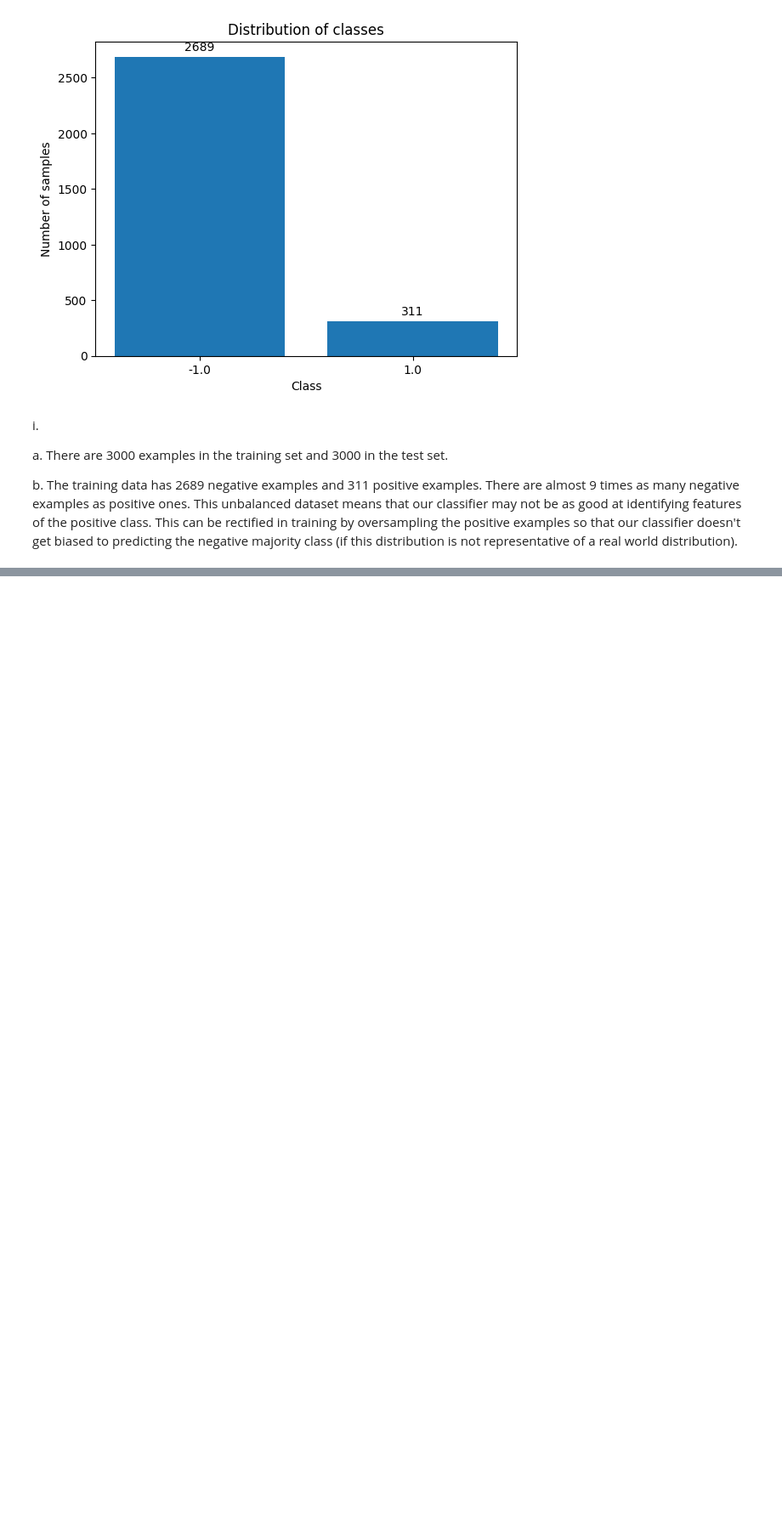
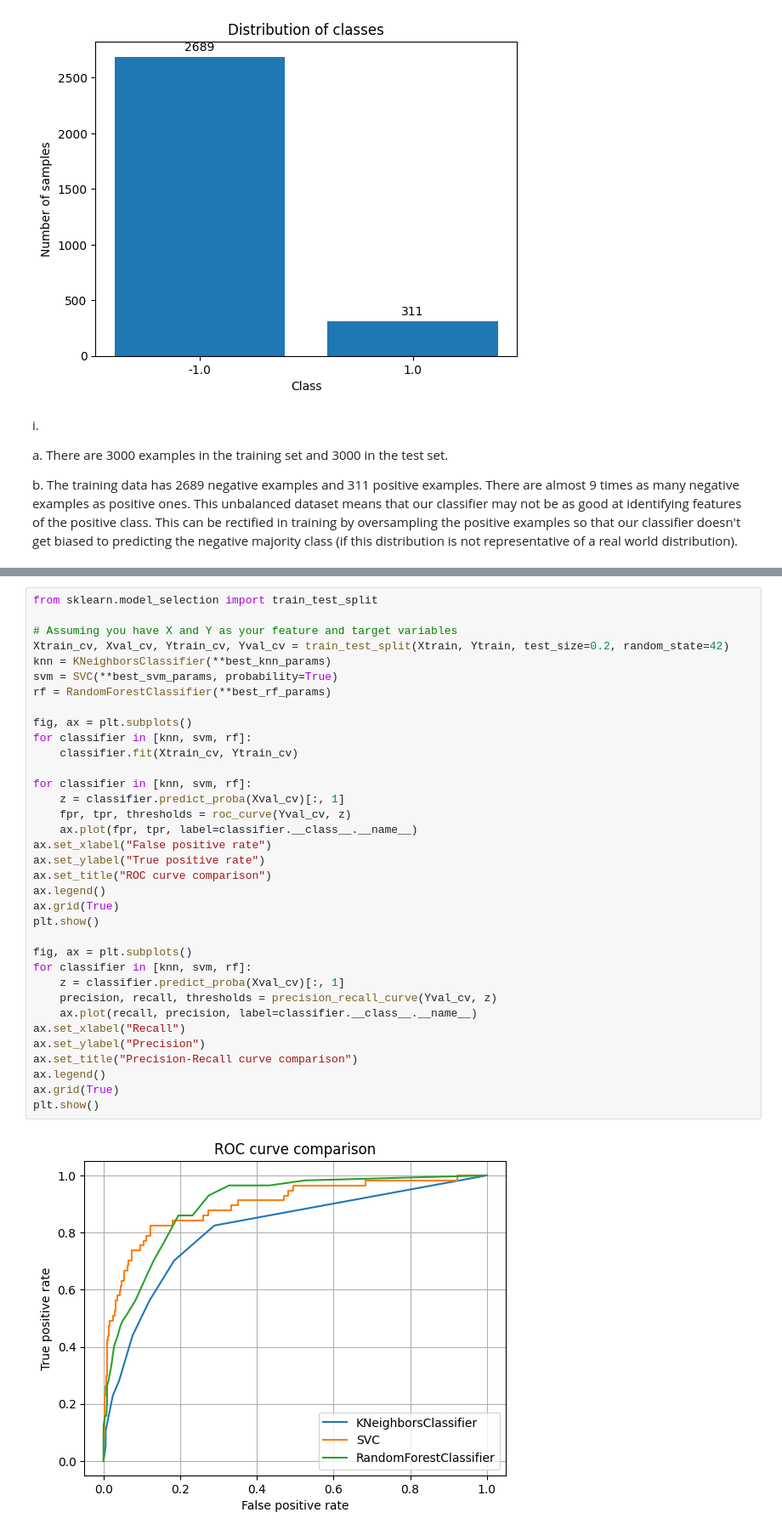
Before and after one commit to brendanbennett/CS909, a Jupyter notebook: 2024/A1/assignment1.ipynb, the cells around one changed output, grey strips where cells are left out. Shown: that part at 85% size. Cells and saved outputs as stored; diff of their text form; blank space fills up the shorter version.

```diff
--- a/2024/A1/assignment1.ipynb
+++ b/2024/A1/assignment1.ipynb
@@ -82,0 +510,37 @@ Since there are only two labels, the classifier would choose them with equal 0.5
+# %%
+from sklearn.model_selection import train_test_split
+
+# Assuming you have X and Y as your feature and target variables
+Xtrain_cv, Xval_cv, Ytrain_cv, Yval_cv = train_test_split(Xtrain, Ytrain, test_size=0.2, random_state=42)
+knn = KNeighborsClassifier(**best_knn_params)
+svm = SVC(**best_svm_params, probability=True)
+rf = RandomForestClassifier(**best_rf_params)
+
+fig, ax = plt.subplots()
+for classifier in [knn, svm, rf]:
+    classifier.fit(Xtrain_cv, Ytrain_cv)
+
+for classifier in [knn, svm, rf]:
+    z = classifier.predict_proba(Xval_cv)[:, 1]
+    fpr, tpr, thresholds = roc_curve(Yval_cv, z)
+    ax.plot(fpr, tpr, label=classifier.__class__.__name__)
+ax.set_xlabel("False positive rate")
+ax.set_ylabel("True positive rate")
+ax.set_title("ROC curve comparison")
+ax.legend()
+ax.grid(True)
+plt.show()
+
+fig, ax = plt.subplots()
+for classifier in [knn, svm, rf]:
+    z = classifier.predict_proba(Xval_cv)[:, 1]
+    precision, recall, thresholds = precision_recall_curve(Yval_cv, z)
+    ax.plot(recall, precision, label=classifier.__class__.__name__)
+ax.set_xlabel("Recall")
+ax.set_ylabel("Precision")
+ax.set_title("Precision-Recall curve comparison")
+ax.legend()
+ax.grid(True)
+plt.show()
+# %% [output]
+[figure, added]
```
Also changed, not shown: parts of 19 cells of this notebook, 1 other file.
